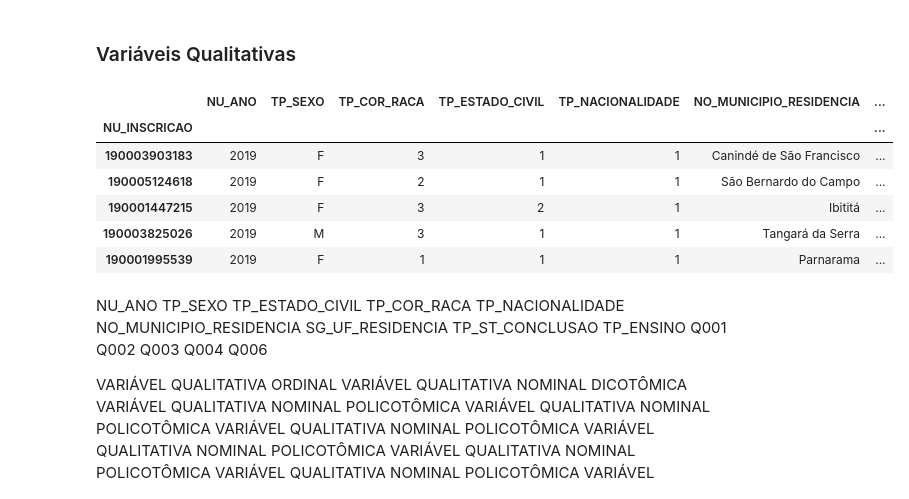
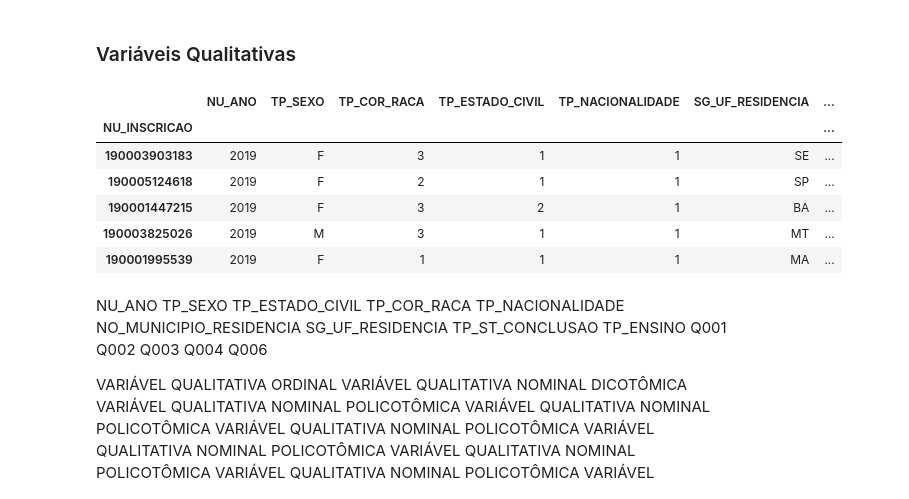
Before and after one commit to gizelecardoso/tcc_mba, a Jupyter notebook: analytics.ipynb, the cells around one changed output. Cells and saved outputs as stored; diff of their text form; code cells hidden in the pictures.

```diff
--- a/analytics.ipynb
+++ b/analytics.ipynb
@@ -165,28 +165,27 @@ enem_without_nan.describe()
 # %%
 enem_types = enem_without_nan[[
 'NU_ANO',
 'TP_SEXO',
 'TP_COR_RACA',
 'TP_ESTADO_CIVIL',
 'TP_NACIONALIDADE',
-'NO_MUNICIPIO_RESIDENCIA',
 'SG_UF_RESIDENCIA',
 'TP_ST_CONCLUSAO',
 'Q001',
 'Q002',
 'Q003',
 'Q004',
 'Q006']]
 
 enem_types.head()
 # %% [output]
-|  | NU_ANO | TP_SEXO | TP_COR_RACA | TP_ESTADO_CIVIL | TP_NACIONALIDADE | NO_MUNICIPIO_RESIDENCIA | ... |
+|  | NU_ANO | TP_SEXO | TP_COR_RACA | TP_ESTADO_CIVIL | TP_NACIONALIDADE | SG_UF_RESIDENCIA | ... |
 | NU_INSCRICAO |  |  |  |  |  |  | ... |
-| 190003903183 | 2019 | F | 3 | 1 | 1 | Canindé de São Francisco | ... |
-| 190005124618 | 2019 | F | 2 | 1 | 1 | São Bernardo do Campo | ... |
-| 190001447215 | 2019 | F | 3 | 2 | 1 | Ibititá | ... |
-| 190003825026 | 2019 | M | 3 | 1 | 1 | Tangará da Serra | ... |
-| 190001995539 | 2019 | F | 1 | 1 | 1 | Parnarama | ... |
+| 190003903183 | 2019 | F | 3 | 1 | 1 | SE | ... |
+| 190005124618 | 2019 | F | 2 | 1 | 1 | SP | ... |
+| 190001447215 | 2019 | F | 3 | 2 | 1 | BA | ... |
+| 190003825026 | 2019 | M | 3 | 1 | 1 | MT | ... |
+| 190001995539 | 2019 | F | 1 | 1 | 1 | MA | ... |
 # %% [markdown]
 
 NU_ANO
```
Also changed, not shown: parts of 28 cells of this notebook, 27 other files.
